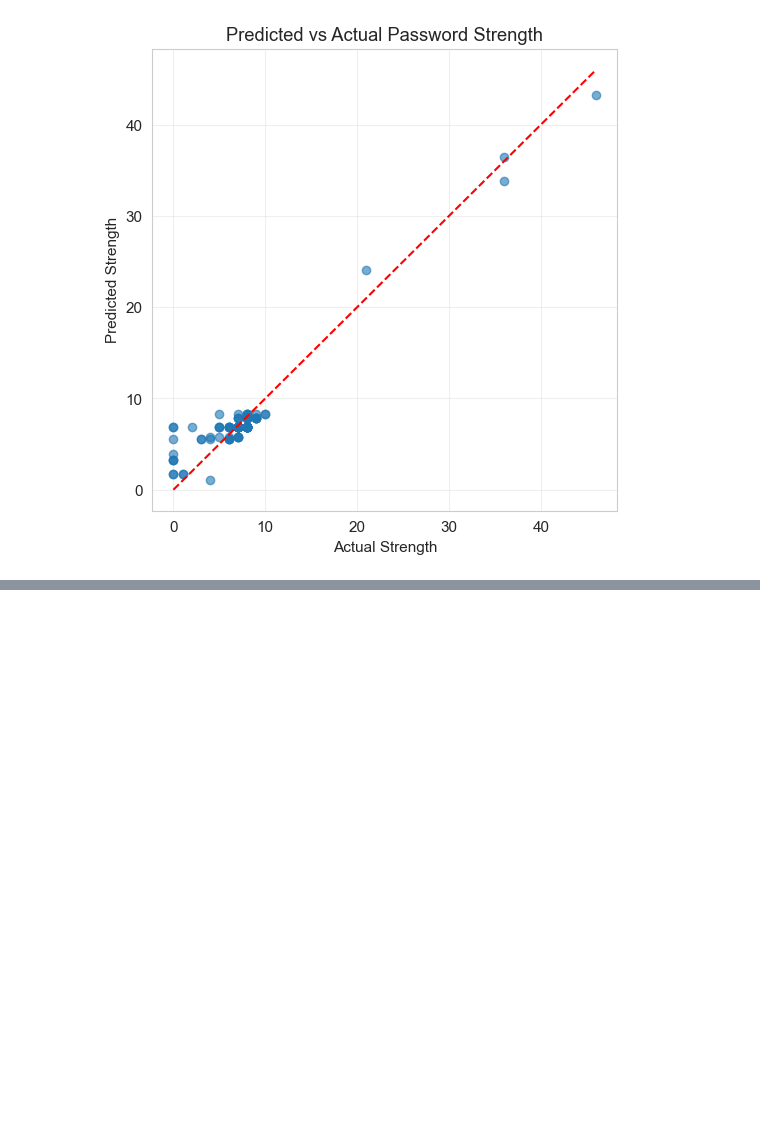
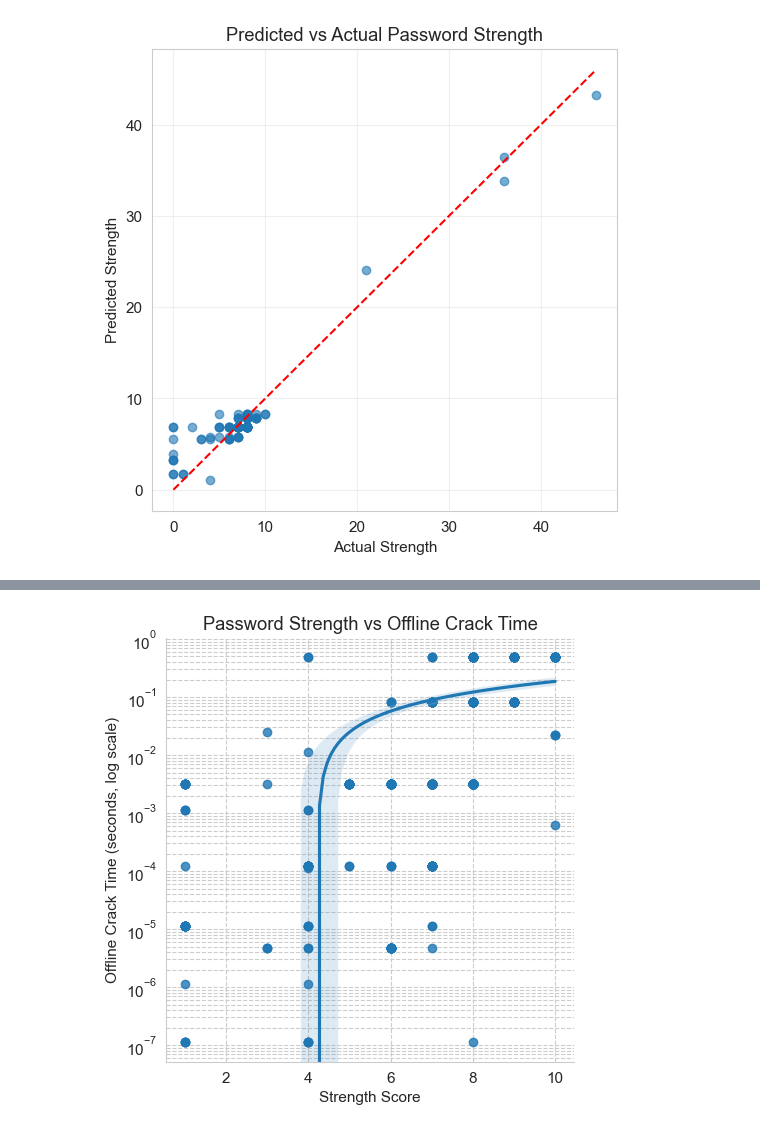
Before and after one commit to CiaranChaney/jupyterNotebooks, a Jupyter notebook: PasswordStrengthModel.ipynb, the cells around one changed output, grey strips where cells are left out. Cells and saved outputs as stored; diff of their text form; code cells hidden in the pictures; blank space fills up the shorter version.

```diff
--- a/PasswordStrengthModel.ipynb
+++ b/PasswordStrengthModel.ipynb
@@ -463,0 +707,10 @@ plt.show()
+# %%
+sns.lmplot(x='strength', y='offline_crack_sec', data=df)
+plt.yscale('log')
+plt.title("Password Strength vs Offline Crack Time")
+plt.xlabel("Strength Score")
+plt.ylabel("Offline Crack Time (seconds, log scale)")
+plt.grid(True, which='both', ls='--')
+plt.show()
+# %% [output]
+[figure, added]
```
Also changed, not shown: parts of 16 cells of this notebook, 2 other files.
